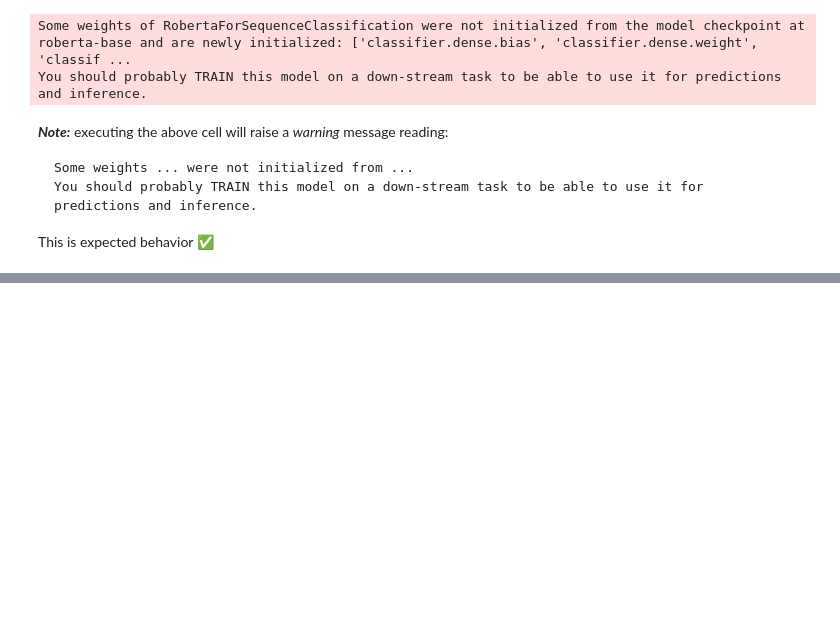
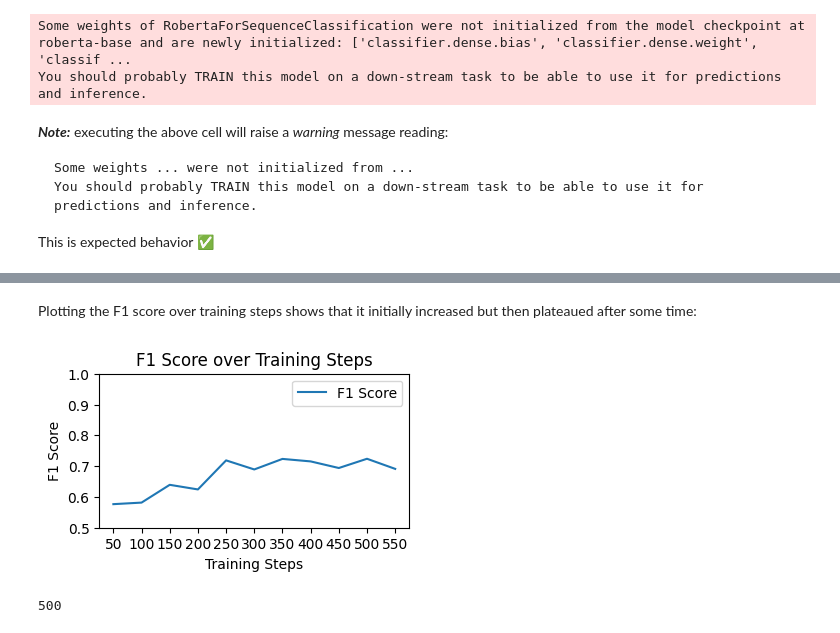
Before and after one commit to haukelicht/dia_cta_course, a Jupyter notebook: notebooks/block2/day1/transformer_classifier_finetuning.ipynb, the cells around one changed output, grey strips where cells are left out. Drawn from its saved outputs; the diff is of its cells as text; code cells hidden in the pictures; blank space fills up the shorter version.

```diff
--- a/notebooks/block2/day1/transformer_classifier_finetuning.ipynb
+++ b/notebooks/block2/day1/transformer_classifier_finetuning.ipynb
@@ -269,0 +397,22 @@ pd.DataFrame(results)
+# %% [markdown]
+Plotting the F1 score over training steps shows that it initially increased but then plateaued after some time:
+# %%
+# plot the F1 score over training steps
+import matplotlib.pyplot as plt
+
+plt.figure(figsize=(4,2))
+plt.plot(val_res['global_step'], val_res['f1'], label='F1 Score')
+plt.ylim(0.5, 1)
+plt.xlabel('Training Steps')
+plt.xticks(val_res['global_step'])
+plt.ylabel('F1 Score')
+plt.title('F1 Score over Training Steps')
+plt.legend()
+plt.show()
+# %% [output]
+[figure, added]
+# %%
+# when was the best F1 score achieved during training?
+int(val_res.global_step[val_res.f1.idxmax()]) # steps
+# %% [output]
+500
```
Also changed, not shown: parts of 42 cells of this notebook, 3 other files.
